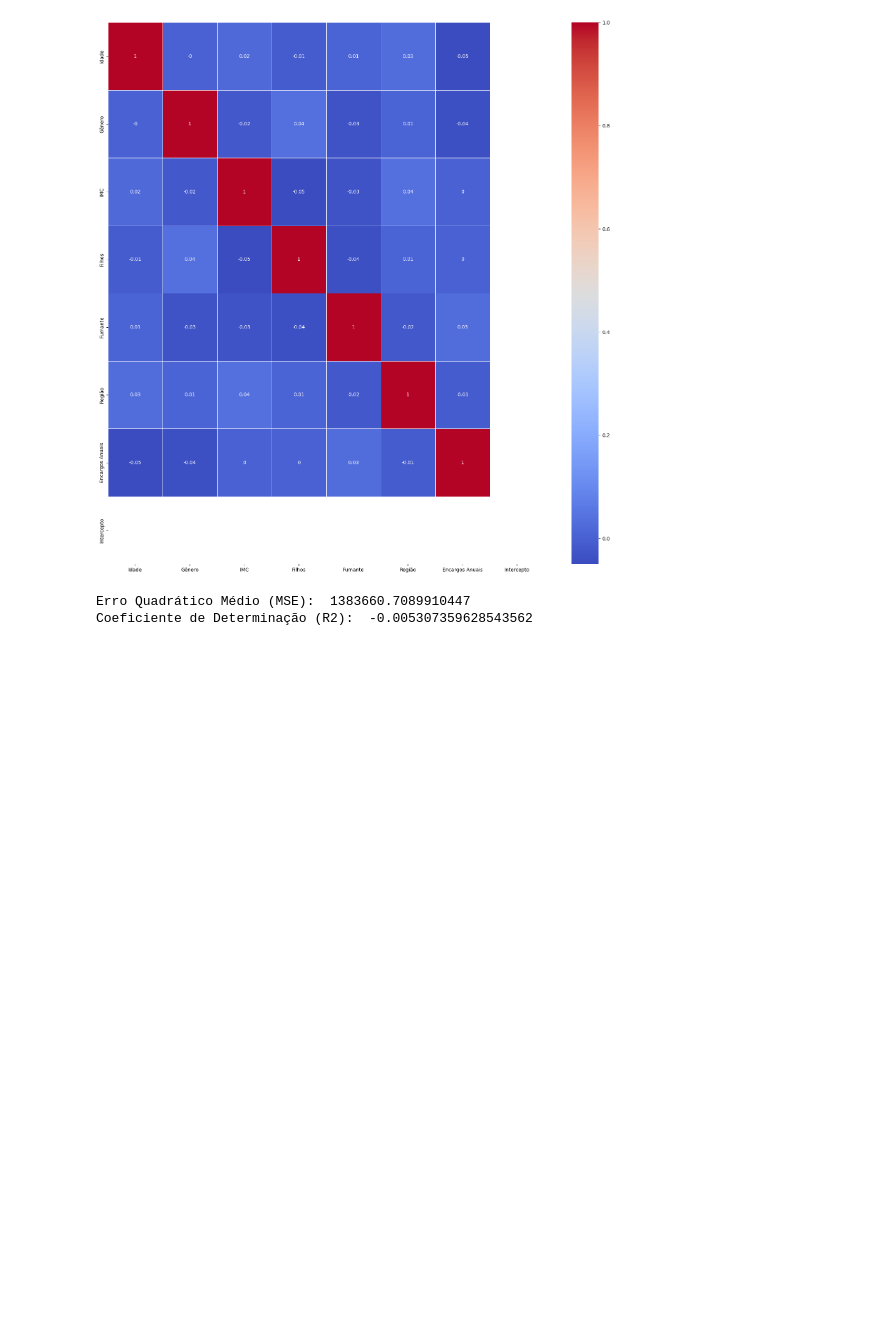
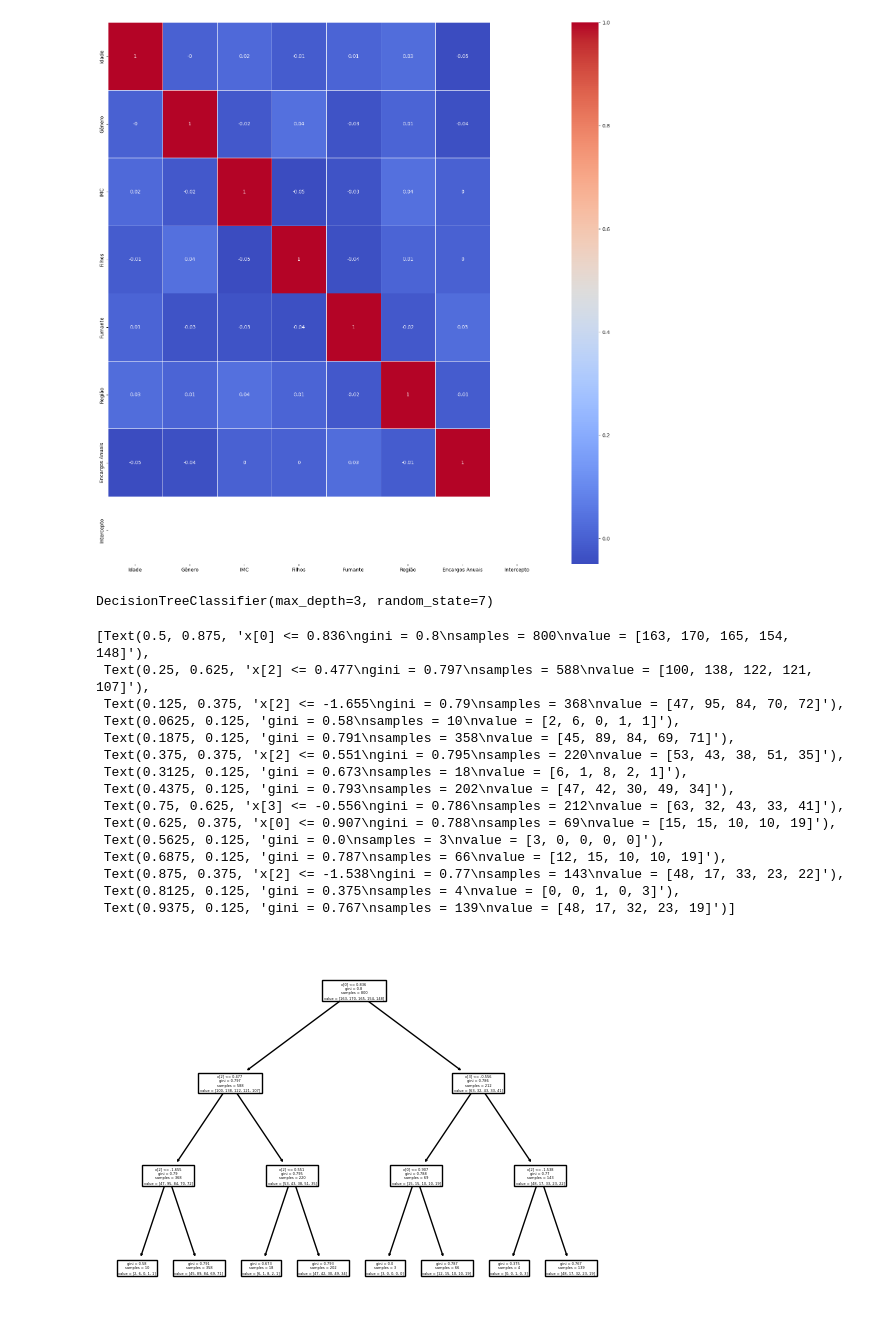
Before and after one commit to chrispinheiro/tech-challenge, a Jupyter notebook: techChalenge_fase1.ipynb, the cells around one changed output. Drawn from its saved outputs; the diff is of its cells as text; code cells hidden in the pictures; blank space fills up the shorter version.

```diff
--- a/techChalenge_fase1.ipynb
+++ b/techChalenge_fase1.ipynb
@@ -260,25 +260,43 @@ sns.heatmap(data=correlation_matrix, annot=True, linewidths=.5, ax=ax, cmap="coo
 # %% [output]
 <Axes: >
 [figure]
-# %%
-# Dividindo os dados em conjuntos de treinamento e teste
-X_train, X_test, y_train, y_test = train_test_split(X, y, test_size=0.2, random_state=42)
-
-# Criando o modelo de regressão linear
-modelo = LinearRegression()
-
-# Treinando o modelo com os dados de treinamento
-modelo.fit(X_train, y_train)
-
-# Fazendo previsões com os dados de teste
-y_pred = modelo.predict(X_test)
-
-# Avaliando o modelo
-mse = mean_squared_error(y_test, y_pred)
-r2 = r2_score(y_test, y_pred)
-
-print("Erro Quadrático Médio (MSE): ", mse)  # Erro Quadrático Médio
-print("Coeficiente de Determinação (R2): ", r2)  # Coeficiente de Determinação
-# %% [output]
-Erro Quadrático Médio (MSE):  1383660.7089910447
-Coeficiente de Determinação (R2):  -0.005307359628543562
+# %%
+from sklearn.model_selection import train_test_split
+#seaparando os dados
+x = Seguro_saude.drop(columns=['Encargos'])
+y = Seguro_saude['Encargos']   #o que eu quero prever (target)
+
+from sklearn.tree import DecisionTreeClassifier
+
+# Dividindo os dados em conjuntos de treinamento e teste
+x_train, x_test, y_train, y_test = train_test_split(X, y, test_size=0.2, random_state=42)
+dt = DecisionTreeClassifier(random_state=7, criterion='gini', max_depth = 3)
+#categorizando as classes
+y_train_categorico = pd.cut(y_train, bins=5, labels=False)
+y_test_categorico = pd.cut(y_test, bins=5, labels=False)
+dt.fit(x_train, y_train_categorico)
+# %% [output]
+DecisionTreeClassifier(max_depth=3, random_state=7)
+# %%
+y_predito = dt.predict(x_test)
+
+from sklearn.tree import plot_tree
+from sklearn import tree
+tree.plot_tree(dt)
+# %% [output]
+[Text(0.5, 0.875, 'x[0] <= 0.836\ngini = 0.8\nsamples = 800\nvalue = [163, 170, 165, 154, 148]'),
+ Text(0.25, 0.625, 'x[2] <= 0.477\ngini = 0.797\nsamples = 588\nvalue = [100, 138, 122, 121, 107]'),
+ Text(0.125, 0.375, 'x[2] <= -1.655\ngini = 0.79\nsamples = 368\nvalue = [47, 95, 84, 70, 72]'),
+ Text(0.0625, 0.125, 'gini = 0.58\nsamples = 10\nvalue = [2, 6, 0, 1, 1]'),
+ Text(0.1875, 0.125, 'gini = 0.791\nsamples = 358\nvalue = [45, 89, 84, 69, 71]'),
+ Text(0.375, 0.375, 'x[2] <= 0.551\ngini = 0.795\nsamples = 220\nvalue = [53, 43, 38, 51, 35]'),
+ Text(0.3125, 0.125, 'gini = 0.673\nsamples = 18\nvalue = [6, 1, 8, 2, 1]'),
+ Text(0.4375, 0.125, 'gini = 0.793\nsamples = 202\nvalue = [47, 42, 30, 49, 34]'),
+ Text(0.75, 0.625, 'x[3] <= -0.556\ngini = 0.786\nsamples = 212\nvalue = [63, 32, 43, 33, 41]'),
+ Text(0.625, 0.375, 'x[0] <= 0.907\ngini = 0.788\nsamples = 69\nvalue = [15, 15, 10, 10, 19]'),
+ Text(0.5625, 0.125, 'gini = 0.0\nsamples = 3\nvalue = [3, 0, 0, 0, 0]'),
+ Text(0.6875, 0.125, 'gini = 0.787\nsamples = 66\nvalue = [12, 15, 10, 10, 19]'),
+ Text(0.875, 0.375, 'x[2] <= -1.538\ngini = 0.77\nsamples = 143\nvalue = [48, 17, 33, 23, 22]'),
+ Text(0.8125, 0.125, 'gini = 0.375\nsamples = 4\nvalue = [0, 0, 1, 0, 3]'),
+ Text(0.9375, 0.125, 'gini = 0.767\nsamples = 139\nvalue = [48, 17, 32, 23, 19]')]
+[figure, added]
```
Also changed, not shown: parts of 7 cells of this notebook.
